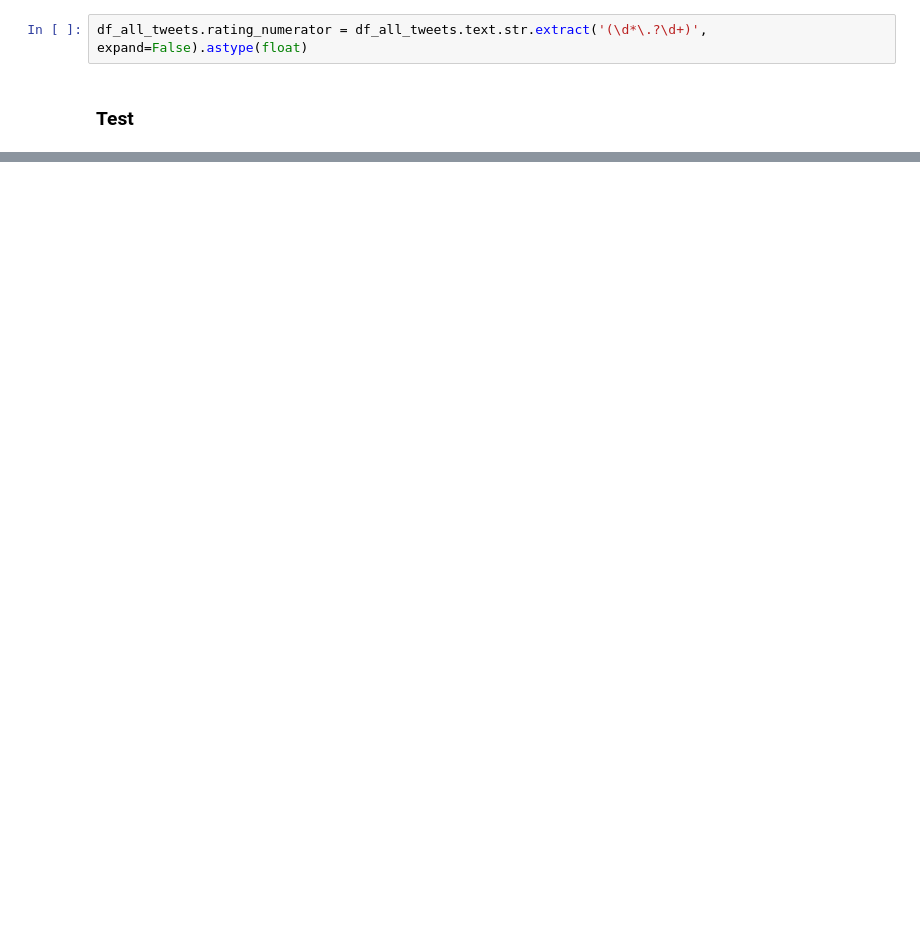
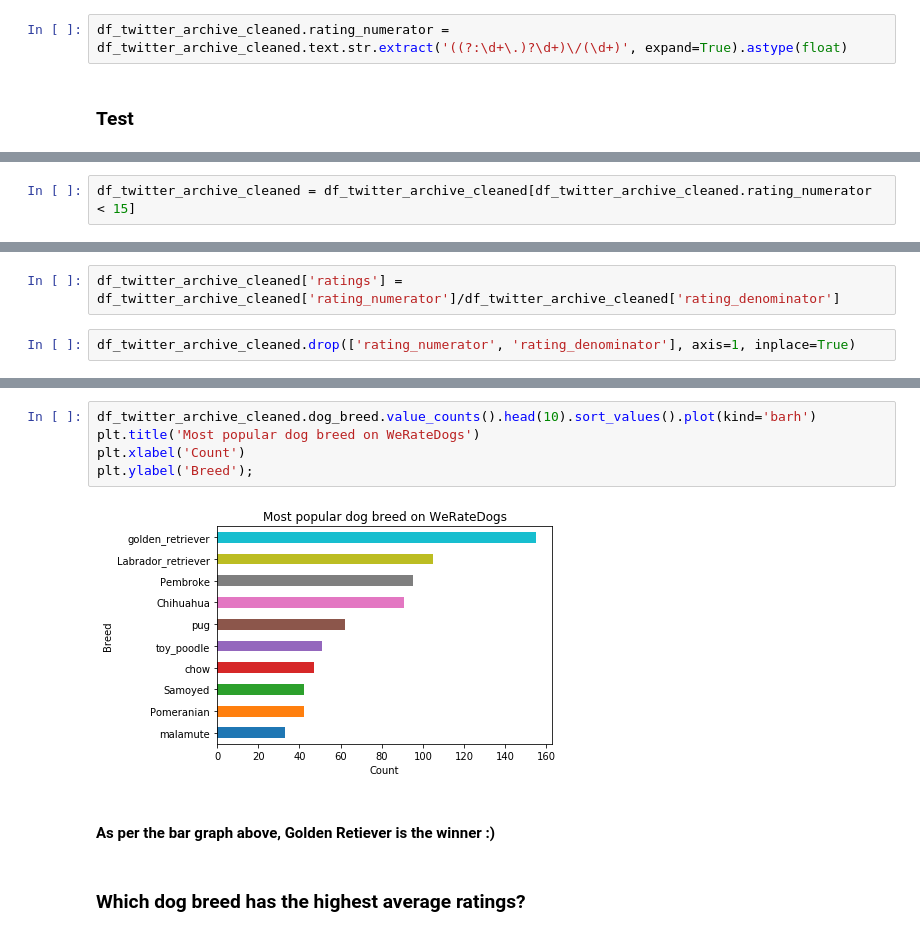
Before and after one commit to youssefGirgeis/Dogs-Ratings, a Jupyter notebook: wrangle_act.ipynb, the cells around one changed output, grey strips where cells are left out. Drawn from its saved outputs; the diff is of its cells as text; blank space fills up the shorter version.

```diff
--- a/wrangle_act.ipynb
+++ b/wrangle_act.ipynb
@@ -777,7 +766,7 @@ df_all_tweets[df_all_tweets.tweet_id == '786709082849828864']
 # %% [markdown]
 ### Code
 # %%
-df_all_tweets.rating_numerator = df_all_tweets.text.str.extract('(\d*\.?\d+)', expand=False).astype(float)
+df_twitter_archive_cleaned.rating_numerator = df_twitter_archive_cleaned.text.str.extract('((?:\d+\.)?\d+)\/(\d+)', expand=True).astype(float)
 # %% [markdown]
 ### Test
 # %%
@@ -807,0 +823,2 @@ Name: rating_numerator, Length: 66, dtype: int64
+# %%
+df_twitter_archive_cleaned = df_twitter_archive_cleaned[df_twitter_archive_cleaned.rating_numerator < 15]
@@ -807,0 +847,4 @@ Name: rating_numerator, Length: 66, dtype: int64
+# %%
+df_twitter_archive_cleaned['ratings'] = df_twitter_archive_cleaned['rating_numerator']/df_twitter_archive_cleaned['rating_denominator']
+# %%
+df_twitter_archive_cleaned.drop(['rating_numerator', 'rating_denominator'], axis=1, inplace=True)
@@ -807,0 +922,11 @@ Name: rating_numerator, Length: 66, dtype: int64
+# %%
+df_twitter_archive_cleaned.dog_breed.value_counts().head(10).sort_values().plot(kind='barh')
+plt.title('Most popular dog breed on WeRateDogs')
+plt.xlabel('Count')
+plt.ylabel('Breed');
+# %% [output]
+[figure, added]
+# %% [markdown]
+#### As per the bar graph above,  Golden Retiever is the winner :)
+# %% [markdown]
+### Which dog breed has the highest average ratings?
```
Also changed, not shown: parts of 56 cells of this notebook.
